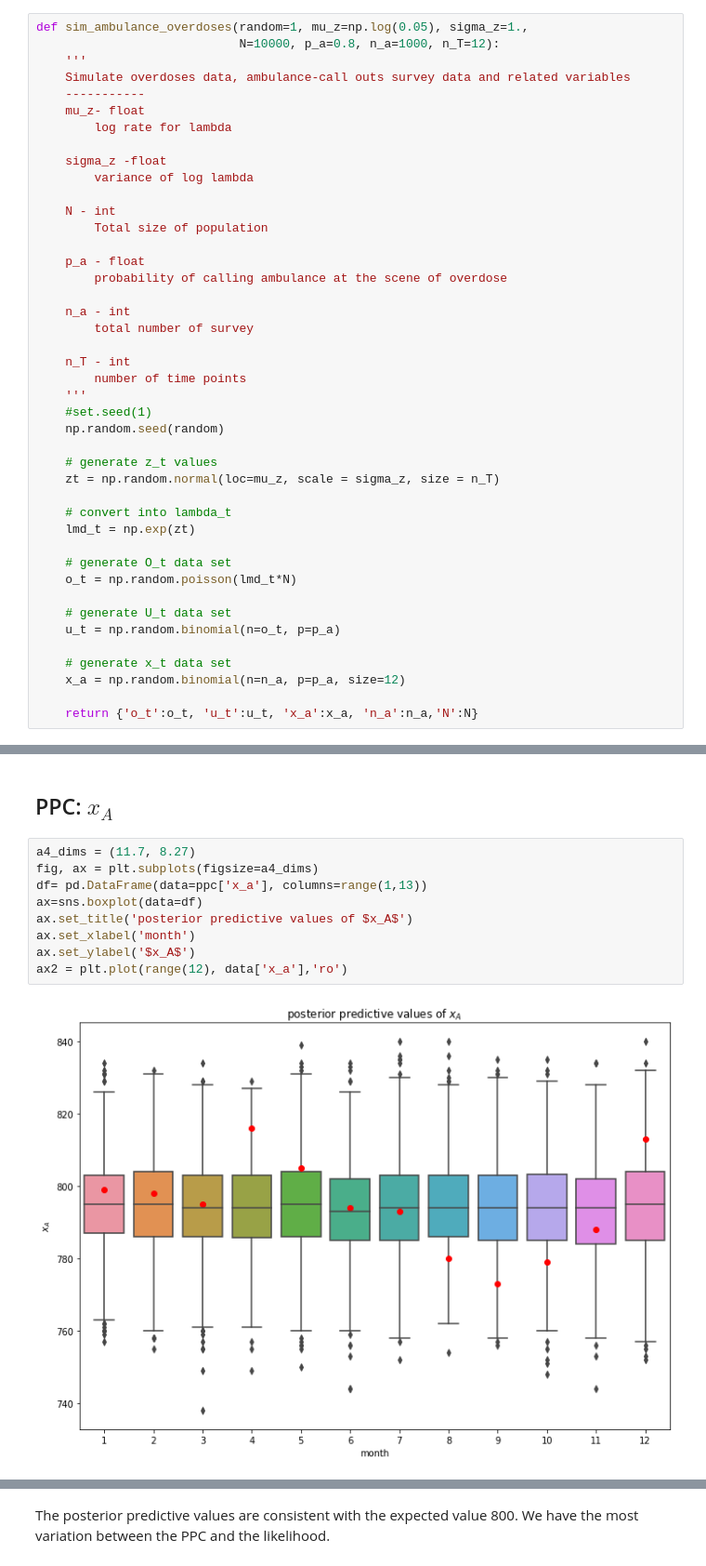
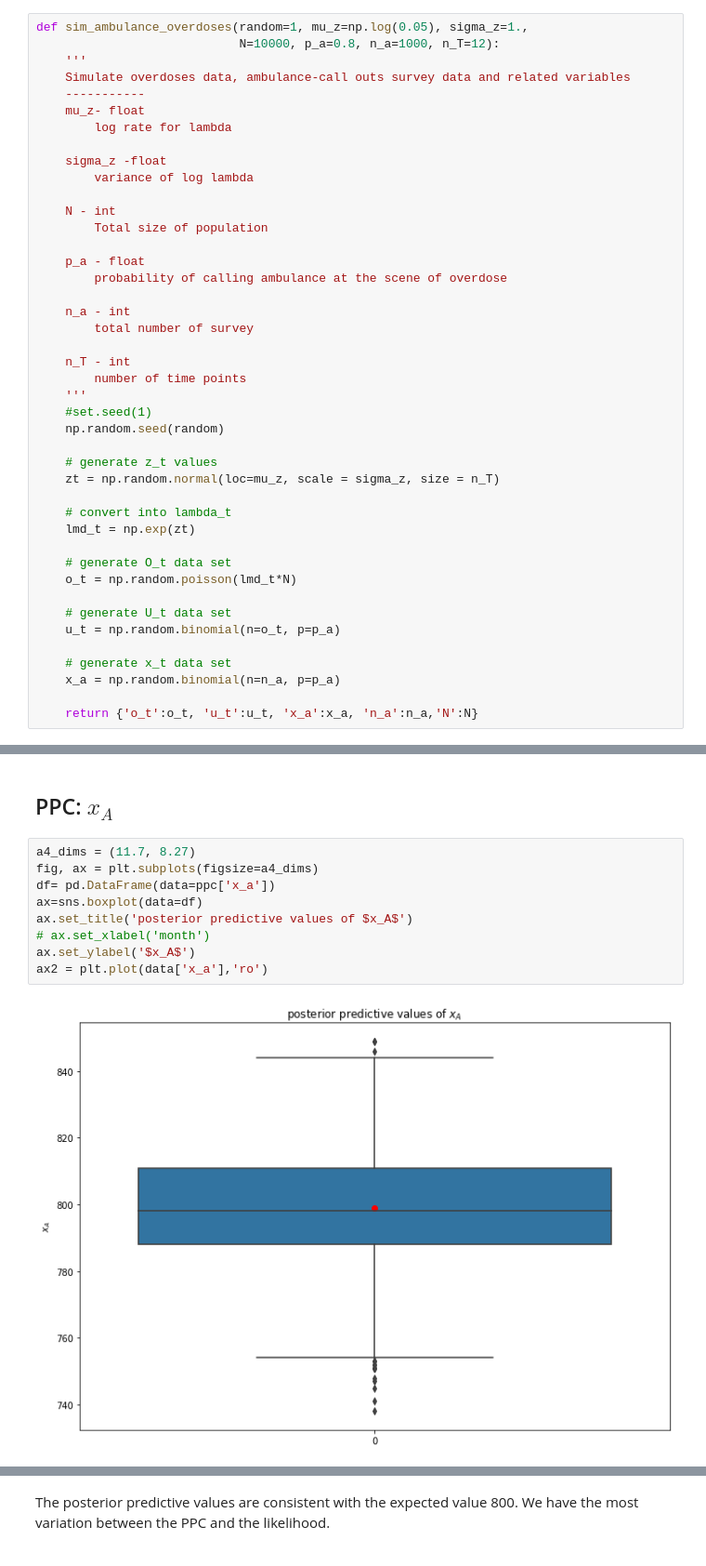
Before and after one commit to tom-hc-park/MSc-RA-Bayesian-evidence-synthesis, a Jupyter notebook: report_revised.ipynb, the cells around one changed output, grey strips where cells are left out. Shown: that part at 93% size. Drawn from its saved outputs; the diff is of its cells as text.

```diff
--- a/report_revised.ipynb
+++ b/report_revised.ipynb
@@ -87,7 +87,7 @@ def sim_ambulance_overdoses(random=1, mu_z=np.log(0.05), sigma_z=1.,
     u_t = np.random.binomial(n=o_t, p=p_a)
 
     # generate x_t data set
-    x_a = np.random.binomial(n=n_a, p=p_a, size=12)
+    x_a = np.random.binomial(n=n_a, p=p_a)
 
     return {'o_t':o_t, 'u_t':u_t, 'x_a':x_a, 'n_a':n_a,'N':N}
 # %%
@@ -179,11 +177,11 @@ ax2 = plt.plot(range(12), data['u_t'],'ro')
 # %%
 a4_dims = (11.7, 8.27)
 fig, ax = plt.subplots(figsize=a4_dims)
-df= pd.DataFrame(data=ppc['x_a'], columns=range(1,13))
+df= pd.DataFrame(data=ppc['x_a'])
 ax=sns.boxplot(data=df)
 ax.set_title('posterior predictive values of $x_A$')
-ax.set_xlabel('month')
+# ax.set_xlabel('month')
 ax.set_ylabel('$x_A$')
-ax2 = plt.plot(range(12), data['x_a'],'ro')
+ax2 = plt.plot(data['x_a'],'ro')
 # %% [output]
-[figure, old version]
+[figure, new version]
```
Also changed, not shown: parts of 11 cells of this notebook, 8 other files.
